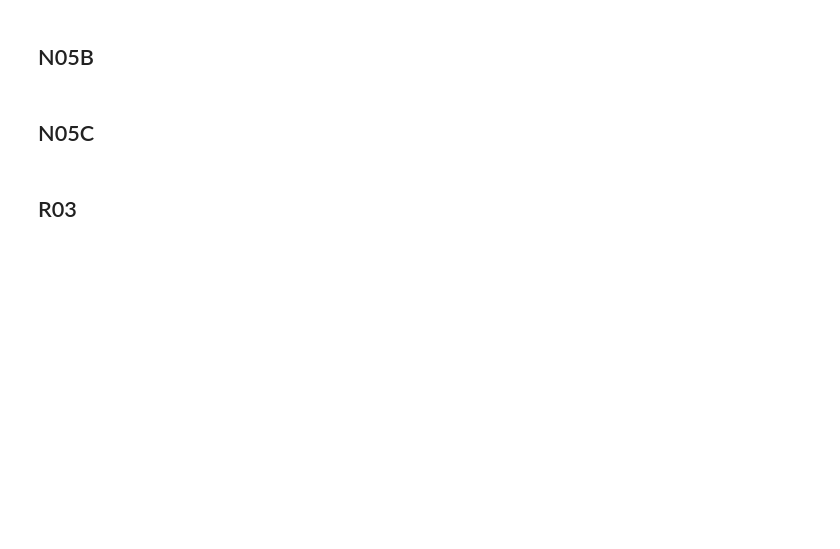
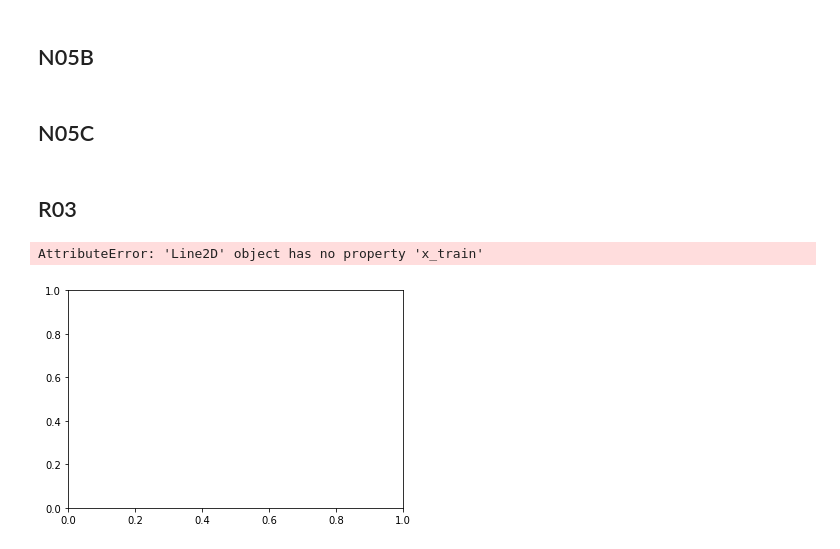
Before and after one commit to GantaChaitra/PharmaSalesAnalysis, a Jupyter notebook: TSA_DailySalesML.ipynb, the cells around one changed output. Drawn from its saved outputs; the diff is of its cells as text; code cells hidden in the pictures; blank space fills up the shorter version.

```diff
--- a/TSA_DailySalesML.ipynb
+++ b/TSA_DailySalesML.ipynb
@@ -821,3 +821,16 @@ plt.legend()
 # %%
 rmse = math.sqrt(mean_squared_error(y_test,predictions))
 print(rmse)
+# %%
+from sklearn.preprocessing import StandardScaler
+scaler = StandardScaler()
+# %%
+X_train_scaled = scaler.fit_transform(x_train)
+X_test_scaled = scaler.transform(x_test)
+# %%
+plt.plot(xgb,x_train=X_train_scaled,
+                 x_test=X_test_scaled,
+                 plot_intervals=True, plot_anomalies=True)
+# %% [output]
+AttributeError: 'Line2D' object has no property 'x_train'
+[figure, added]
```
